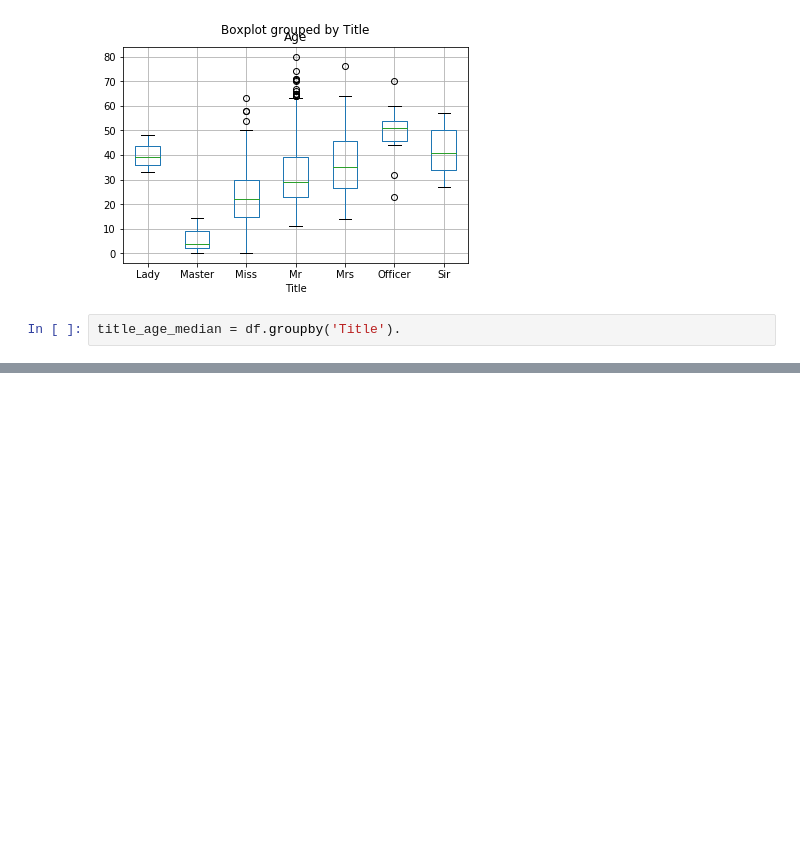
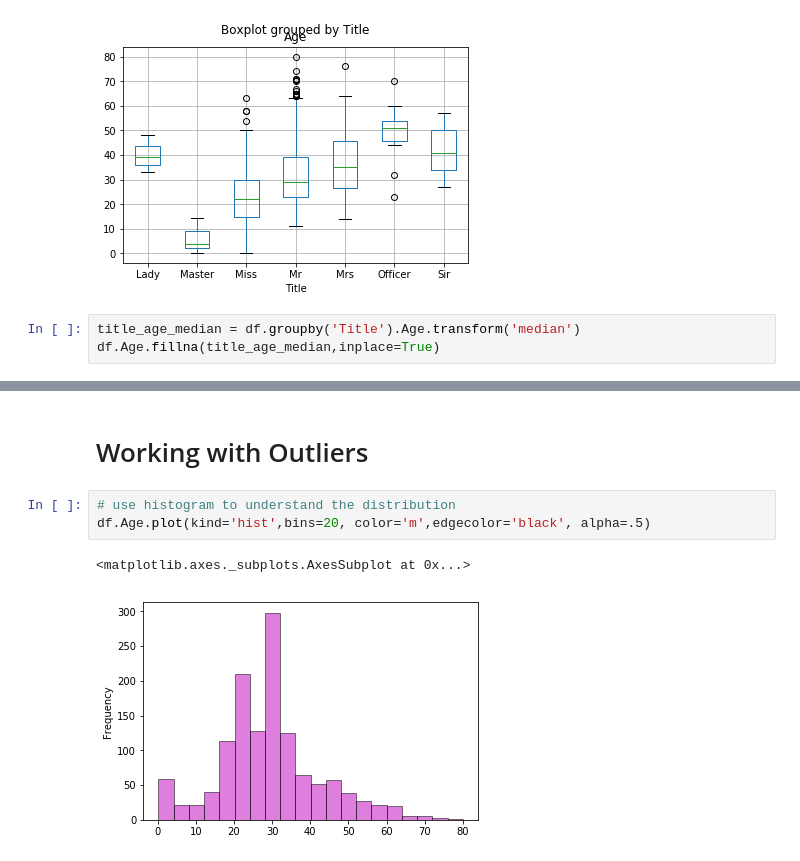
Before and after one commit to sgrosu/titanic, a Jupyter notebook: notebooks/2.0exploring-processing.ipynb, the cells around one changed output, grey strips where cells are left out. Cells and saved outputs as stored; diff of their text form; blank space fills up the shorter version.

```diff
--- a/notebooks/2.0exploring-processing.ipynb
+++ b/notebooks/2.0exploring-processing.ipynb
@@ -560,4 +578,5 @@ df[df.Age.notnull()].boxplot('Age','Title')
 <matplotlib.axes._subplots.AxesSubplot at 0x...>
 [figure]
 # %%
-title_age_median = df.groupby('Title').
+title_age_median = df.groupby('Title').Age.transform('median')
+df.Age.fillna(title_age_median,inplace=True)
@@ -563,0 +603,8 @@ title_age_median = df.groupby('Title').
+# %% [markdown]
+# Working with Outliers
+# %%
+# use histogram to understand the distribution
+df.Age.plot(kind='hist',bins=20, color='m',edgecolor='black', alpha=.5)
+# %% [output]
+<matplotlib.axes._subplots.AxesSubplot at 0x...>
+[figure, added]
```
Also changed, not shown: parts of 49 cells of this notebook.
